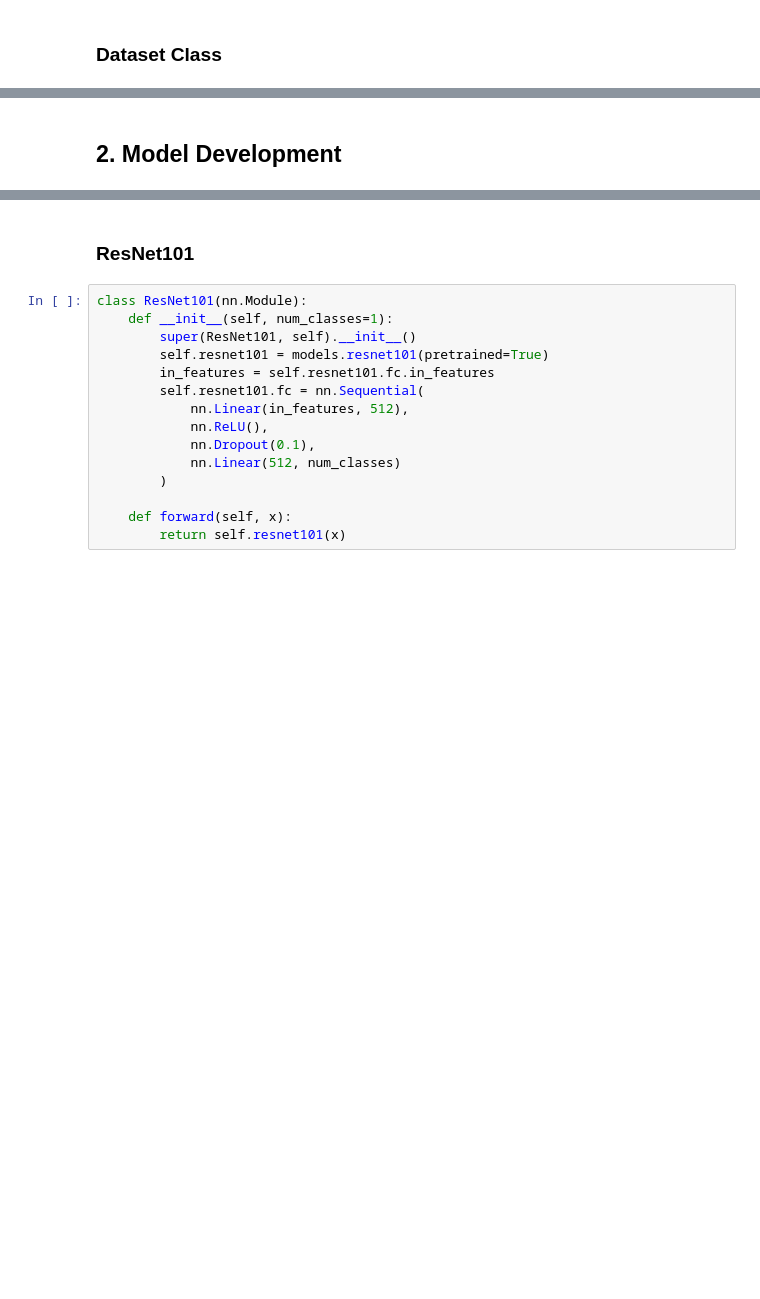
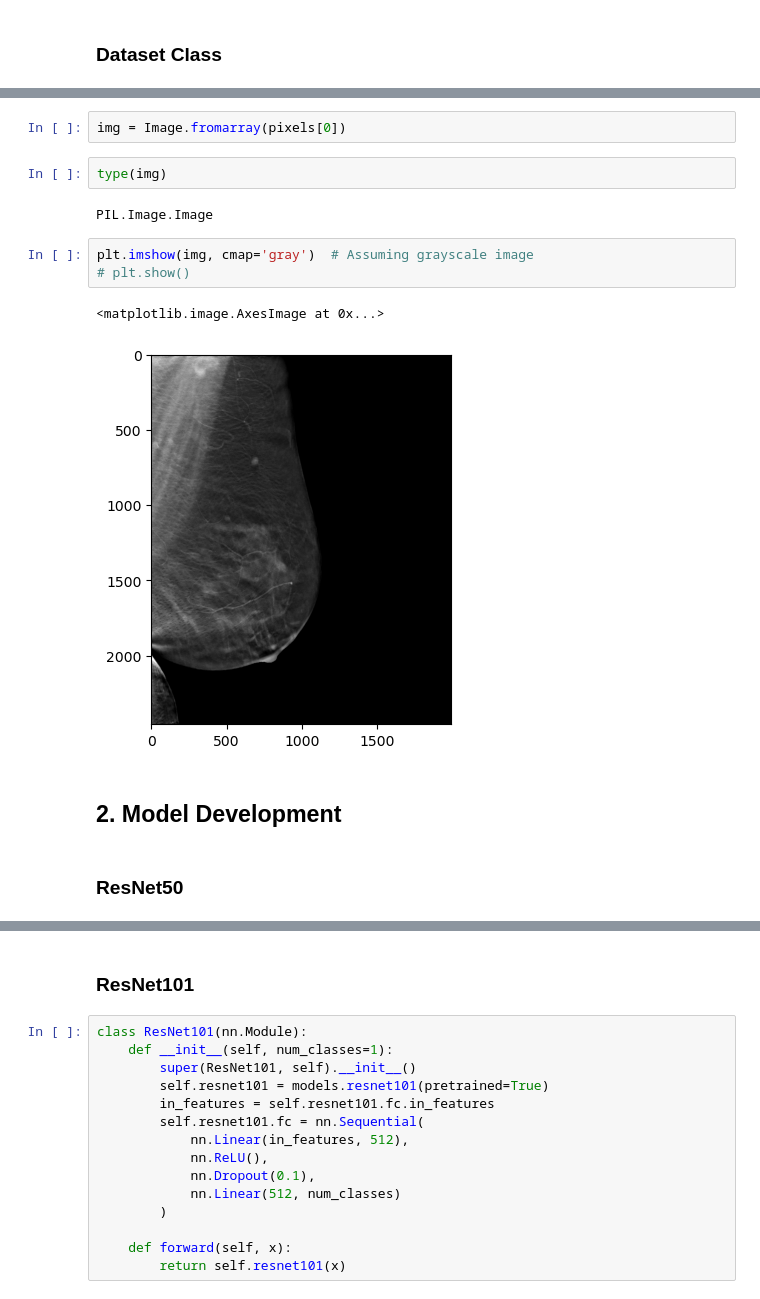
Before and after one commit to LucasLessa1/PIBIC, a Jupyter notebook: CIA_model_torch.ipynb, the cells around one changed output, grey strips where cells are left out. Saved outputs shown, nothing was run; the diff lists cells and outputs as text; blank space fills up the shorter version.

```diff
--- a/CIA_model_torch.ipynb
+++ b/CIA_model_torch.ipynb
@@ -143,2 +236,16 @@ class CT_Dataset(Dataset):
+# %%
+img = Image.fromarray(pixels[0])
+# %%
+type(img)
+# %% [output]
+PIL.Image.Image
+# %%
+plt.imshow(img, cmap='gray')  # Assuming grayscale image
+# plt.show()
+# %% [output]
+<matplotlib.image.AxesImage at 0x...>
+[figure, added]
 # %% [markdown]
 ## 2. Model Development
+# %% [markdown]
+### ResNet50
```
Also changed, not shown: parts of 26 cells of this notebook.
